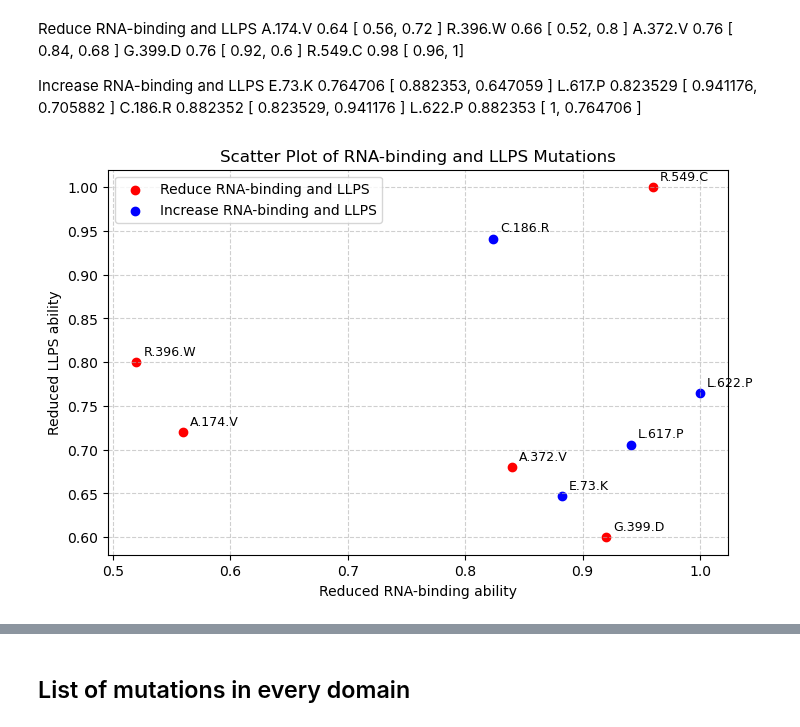
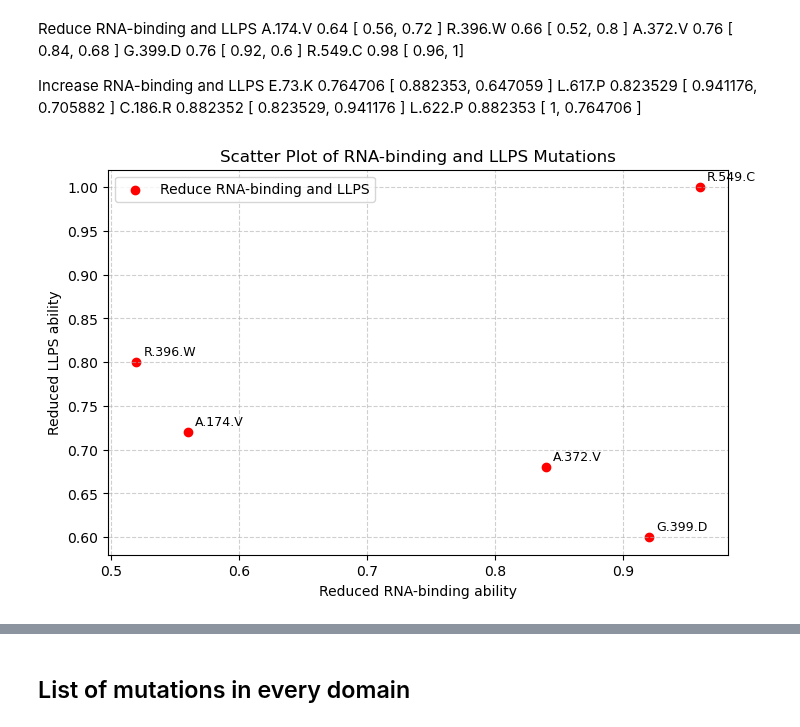
Before and after one commit to Lopatushka/ORC1, a Jupyter notebook: clinvar_analysis.ipynb, the cells around one changed output, grey strips where cells are left out. Drawn from its saved outputs; the diff is of its cells as text; code cells hidden in the pictures.

Commit message:
2 scatter plots

```diff
--- a/clinvar_analysis.ipynb
+++ b/clinvar_analysis.ipynb
@@ -799,43 +799,31 @@ reduce_data = {
     "Mutation": ["A.174.V", "R.396.W", "A.372.V", "G.399.D", "R.549.C"],
     "RNA-binding ability": [0.56, 0.52, 0.84, 0.92, 0.96],
     "LLPS ability": [0.72, 0.8, 0.68, 0.6, 1.0]
 }
 
-# Data for Increase RNA-binding and LLPS
-increase_data = {
-    "Mutation": ["E.73.K", "L.617.P", "C.186.R", "L.622.P"],
-    "RNA-binding ability": [0.882353, 0.941176, 0.823529, 1.0],
-    "LLPS ability": [0.647059, 0.705882, 0.941176, 0.764706]
-}
 
 # Convert to DataFrames
 df_reduce = pd.DataFrame(reduce_data)
-df_increase = pd.DataFrame(increase_data)
 
 # Plot
 fig, ax = plt.subplots(figsize=(8, 5))
 
 # Scatter plot for Reduce RNA-binding and LLPS (Red)
 ax.scatter(df_reduce["RNA-binding ability"], df_reduce["LLPS ability"], color='red', label="Reduce RNA-binding and LLPS")
 
-# Scatter plot for Increase RNA-binding and LLPS (Blue)
-ax.scatter(df_increase["RNA-binding ability"], df_increase["LLPS ability"], color='blue', label="Increase RNA-binding and LLPS")
 
 # Annotate points
 for i, txt in enumerate(df_reduce["Mutation"]):
     ax.annotate(txt, (df_reduce["RNA-binding ability"][i], df_reduce["LLPS ability"][i]), fontsize=9, xytext=(5,5), textcoords='offset points')
-
-for i, txt in enumerate(df_increase["Mutation"]):
-    ax.annotate(txt, (df_increase["RNA-binding ability"][i], df_increase["LLPS ability"][i]), fontsize=9, xytext=(5,5), textcoords='offset points')
 
 # Labels and Title
 ax.set_xlabel("Reduced RNA-binding ability")
 ax.set_ylabel("Reduced LLPS ability")
 ax.set_title("Scatter Plot of RNA-binding and LLPS Mutations")
 ax.legend()
 plt.grid(True, linestyle="--", alpha=0.6)
 
 # Show plot
 plt.show()
 # %% [output]
-[figure, old version]
+[figure, new version]
```
Also changed, not shown: parts of 1 cell of this notebook.
